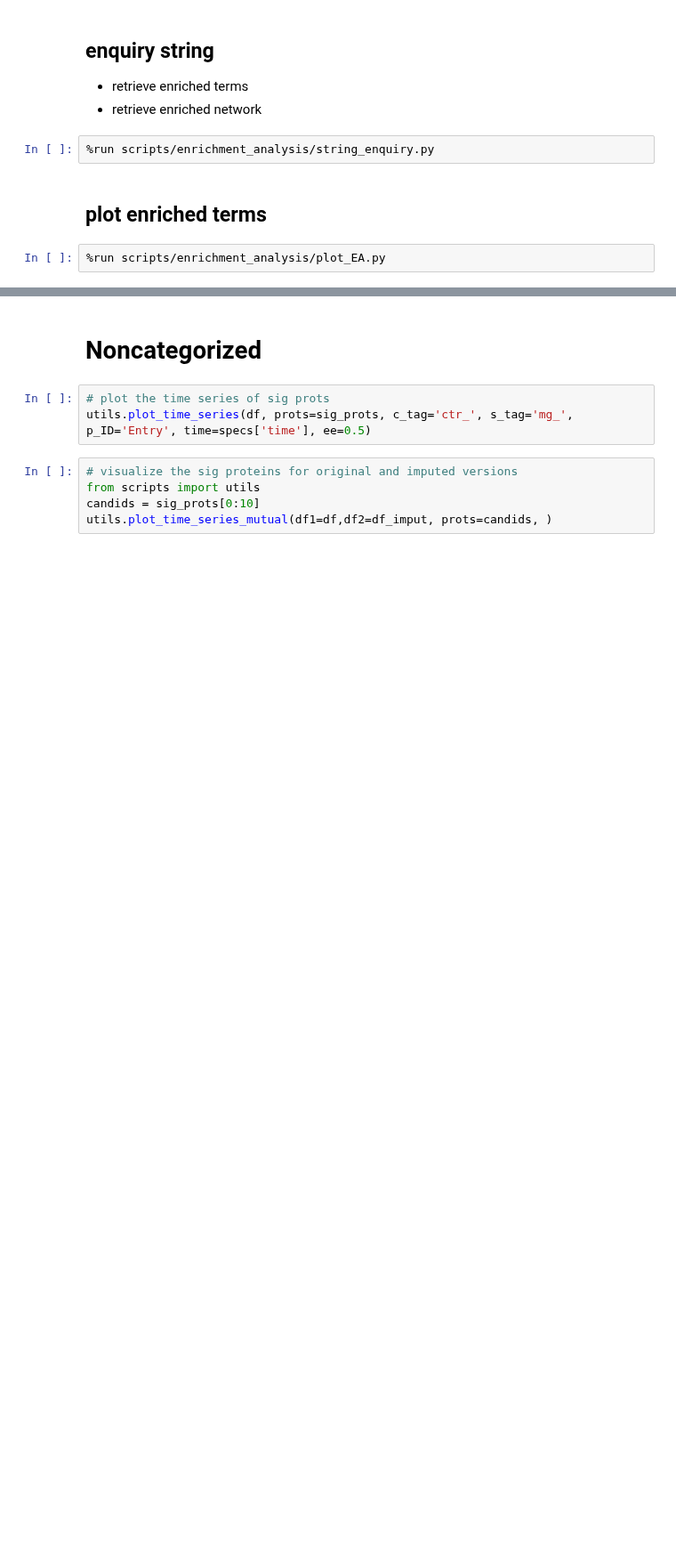
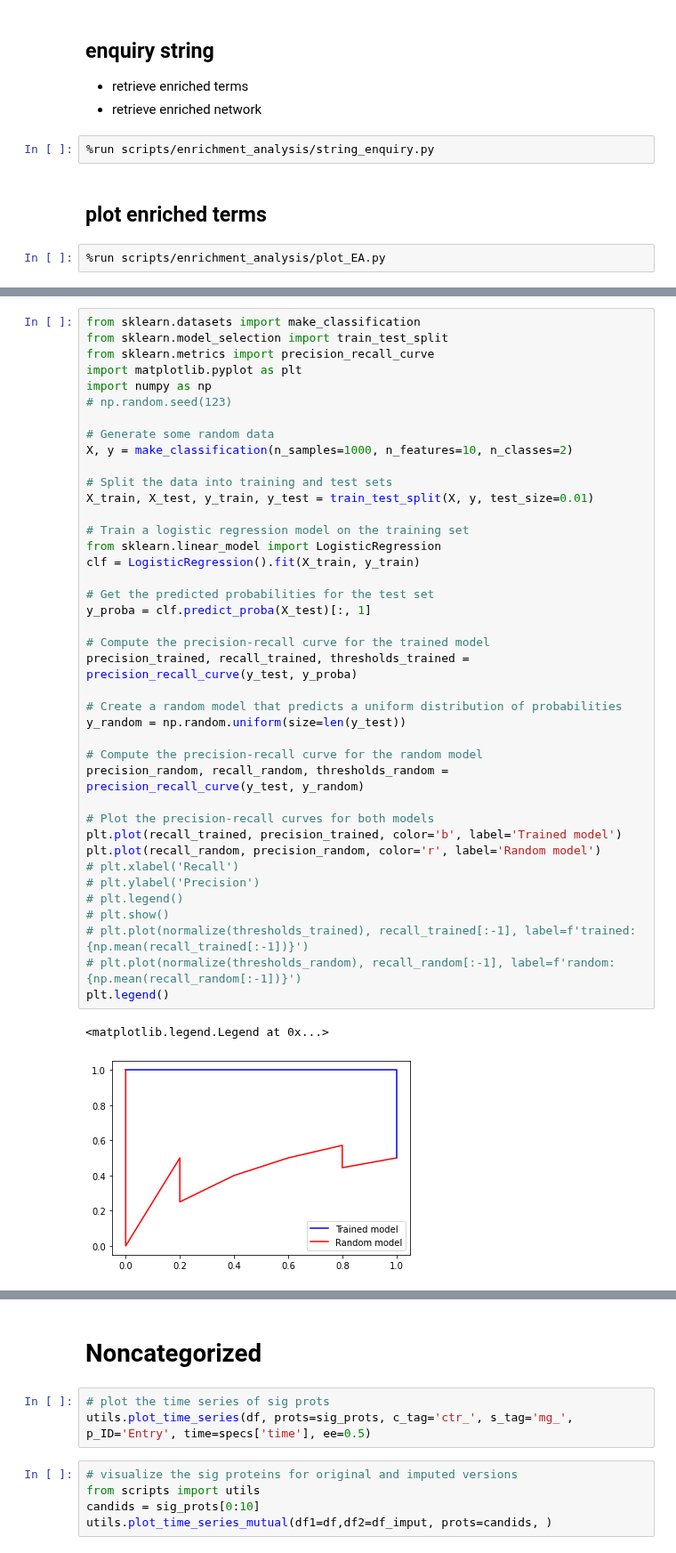
Before and after one commit to janursa/MSC_Mg_GRN, a Jupyter notebook: step1.ipynb, the cells around one changed output, grey strips where cells are left out. Shown at 89% size. Saved outputs shown, nothing was run; the diff lists cells and outputs as text; blank space fills up the shorter version.

Commit message:
antoine recall evaluation

```diff
--- a/step1.ipynb
+++ b/step1.ipynb
@@ -140,0 +65,43 @@ plt.show()
+# %%
+from sklearn.datasets import make_classification
+from sklearn.model_selection import train_test_split
+from sklearn.metrics import precision_recall_curve
+import matplotlib.pyplot as plt
+import numpy as np
+# np.random.seed(123)
+
+# Generate some random data
+X, y = make_classification(n_samples=1000, n_features=10, n_classes=2)
+
+# Split the data into training and test sets
+X_train, X_test, y_train, y_test = train_test_split(X, y, test_size=0.01)
+
+# Train a logistic regression model on the training set
+from sklearn.linear_model import LogisticRegression
+clf = LogisticRegression().fit(X_train, y_train)
+
+# Get the predicted probabilities for the test set
+y_proba = clf.predict_proba(X_test)[:, 1]
+
+# Compute the precision-recall curve for the trained model
+precision_trained, recall_trained, thresholds_trained = precision_recall_curve(y_test, y_proba)
+
+# Create a random model that predicts a uniform distribution of probabilities
+y_random = np.random.uniform(size=len(y_test))
+
+# Compute the precision-recall curve for the random model
+precision_random, recall_random, thresholds_random = precision_recall_curve(y_test, y_random)
+
+# Plot the precision-recall curves for both models
+plt.plot(recall_trained, precision_trained, color='b', label='Trained model')
+plt.plot(recall_random, precision_random, color='r', label='Random model')
+# plt.xlabel('Recall')
+# plt.ylabel('Precision')
+# plt.legend()
+# plt.show()
+# plt.plot(normalize(thresholds_trained), recall_trained[:-1], label=f'trained:{np.mean(recall_trained[:-1])}')
+# plt.plot(normalize(thresholds_random), recall_random[:-1], label=f'random:{np.mean(recall_random[:-1])}')
+plt.legend()
+# %% [output]
+<matplotlib.legend.Legend at 0x...>
+[figure, added]
```
Also changed, not shown: parts of 5 cells of this notebook, 28 other files.
